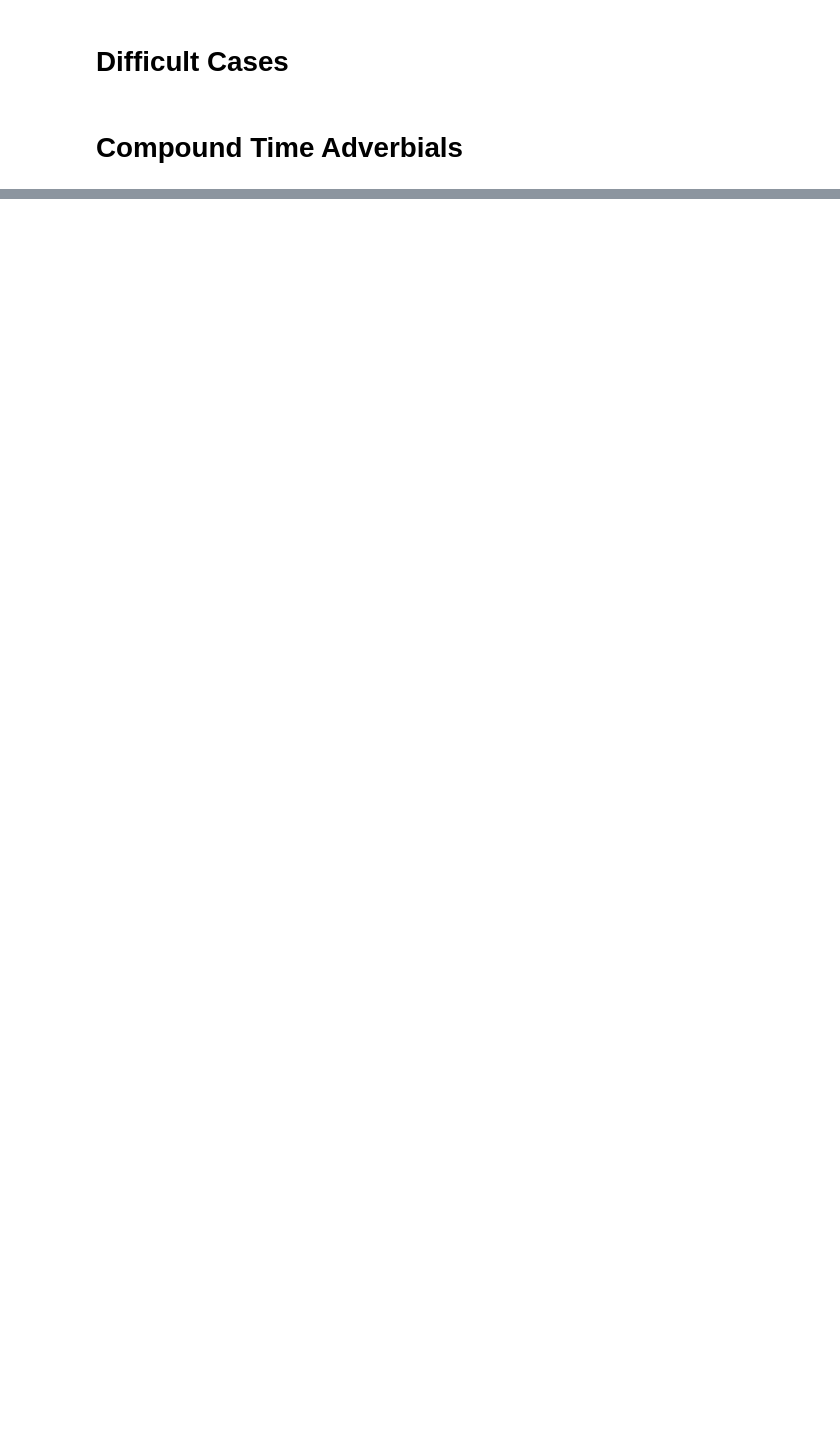
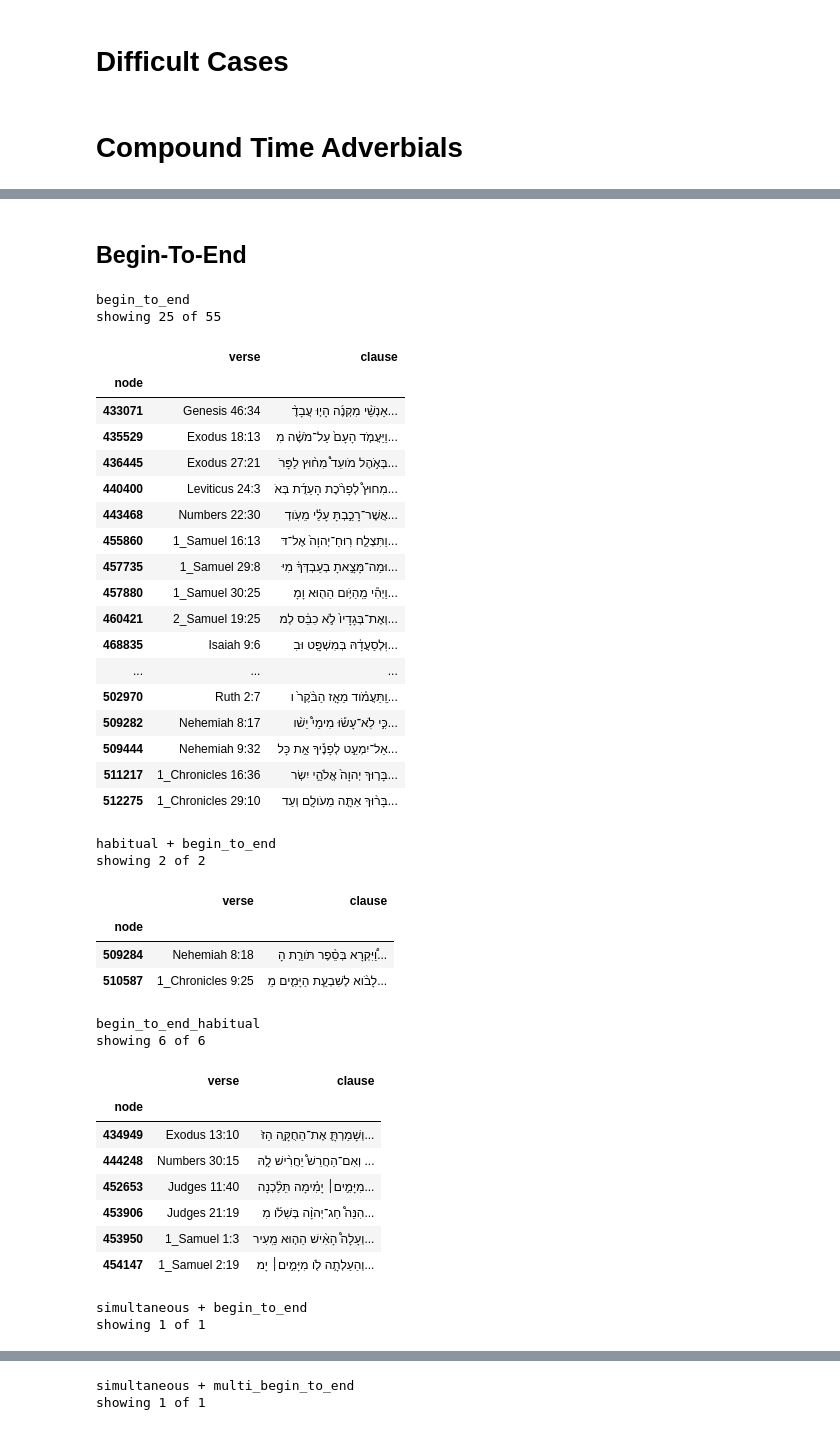
Before and after one commit to CambridgeSemiticsLab/BH_time_collocations, a Jupyter notebook: workflow/notebooks/analysis/sem_fspecies2.ipynb, the cells around one changed output, grey strips where cells are left out. Saved outputs shown, nothing was run; the diff lists cells and outputs as text; code cells hidden in the pictures; blank space fills up the shorter version.

```diff
--- a/workflow/notebooks/analysis/sem_fspecies2.ipynb
+++ b/workflow/notebooks/analysis/sem_fspecies2.ipynb
@@ -195,0 +236,52 @@ showing 1 of 1
+# %%
+for cluster, labels in comp_clusters.items():
+    display(HTML(f'<h2>{cluster.title()}</h2>'))
+    for label in labels:
+        print(label)
+        ex_df = df[df.function == label]
+        display(
+            ts.show(
+                ex_df
+            )
+        )
+    display(HTML('<hr>'))
+# %% [output]
+Begin-To-End
+begin_to_end
+showing 25 of 55
+|  | verse | clause |
+| node |  |  |
+| 433071 | Genesis 46:34 | אַנְשֵׁ֨י מִקְנֶ֜ה הָי֤וּ עֲבָדֶ֨... |
+| 435529 | Exodus 18:13 | וַיַּעֲמֹ֤ד הָעָם֙ עַל־מֹשֶׁ֔ה מִ... |
+| 436445 | Exodus 27:21 | בְּאֹ֣הֶל מֹועֵד֩ מִח֨וּץ לַפָּרֹ... |
+| 440400 | Leviticus 24:3 | מִחוּץ֩ לְפָרֹ֨כֶת הָעֵדֻ֜ת בְּאֹ... |
+| 443468 | Numbers 22:30 | אֲשֶׁר־רָכַ֣בְתָּ עָלַ֗י מֵעֹֽודְ... |
+| 455860 | 1_Samuel 16:13 | וַתִּצְלַ֤ח רֽוּחַ־יְהוָה֙ אֶל־דּ... |
+| 457735 | 1_Samuel 29:8 | וּמַה־מָּצָ֣אתָ בְעַבְדְּךָ֔ מִיּ... |
+| 457880 | 1_Samuel 30:25 | וַיְהִ֕י מֵֽהַיֹּ֥ום הַה֖וּא וָמָ... |
+| 460421 | 2_Samuel 19:25 | וְאֶת־בְּגָדָיו֙ לֹ֣א כִבֵּ֔ס לְמ... |
+| 468835 | Isaiah 9:6 | וּֽלְסַעֲדָ֔הּ בְּמִשְׁפָּ֖ט וּבִ... |
+| ... | ... | ... |
+| 502970 | Ruth 2:7 | וַֽתַּעֲמֹ֗וד מֵאָ֤ז הַבֹּ֨קֶר֙ ו... |
+| 509282 | Nehemiah 8:17 | כִּ֣י לֹֽא־עָשׂ֡וּ מִימֵי֩ יֵשׁ֨ו... |
+| 509444 | Nehemiah 9:32 | אַל־יִמְעַ֣ט לְפָנֶ֡יךָ אֵ֣ת כָּל... |
+| 511217 | 1_Chronicles 16:36 | בָּר֤וּךְ יְהוָה֙ אֱלֹהֵ֣י יִשְׂר... |
+| 512275 | 1_Chronicles 29:10 | בָּר֨וּךְ אַתָּ֤ה מֵעֹולָ֖ם וְעַד... |
+habitual + begin_to_end
+showing 2 of 2
+|  | verse | clause |
+| node |  |  |
+| 509284 | Nehemiah 8:18 | וַ֠יִּקְרָא בְּסֵ֨פֶר תֹּורַ֤ת הָ... |
+| 510587 | 1_Chronicles 9:25 | לָבֹ֨וא לְשִׁבְעַ֧ת הַיָּמִ֛ים מֵ... |
+begin_to_end_habitual
+showing 6 of 6
+|  | verse | clause |
+| node |  |  |
+| 434949 | Exodus 13:10 | וְשָׁמַרְתָּ֛ אֶת־הַחֻקָּ֥ה הַזֹּ... |
+| 444248 | Numbers 30:15 | וְאִם־הַחֲרֵשׁ֩ יַחֲרִ֨ישׁ לָ֥הּ ... |
+| 452653 | Judges 11:40 | מִיָּמִ֣ים׀ יָמִ֗ימָה תֵּלַ֨כְנָה... |
+| 453906 | Judges 21:19 | הִנֵּה֩ חַג־יְהוָ֨ה בְּשִׁלֹ֜ו מִ... |
+| 453950 | 1_Samuel 1:3 | וְעָלָה֩ הָאִ֨ישׁ הַה֤וּא מֵֽעִיר... |
+| 454147 | 1_Samuel 2:19 | וְהַעַלְתָ֥ה לֹ֖ו מִיָּמִ֣ים׀ יָמ... |
+simultaneous + begin_to_end
+showing 1 of 1
@@ -195,0 +291,2 @@ showing 1 of 1
+simultaneous + multi_begin_to_end
+showing 1 of 1
```
Also changed, not shown: parts of 22 cells of this notebook, 18 other files.
